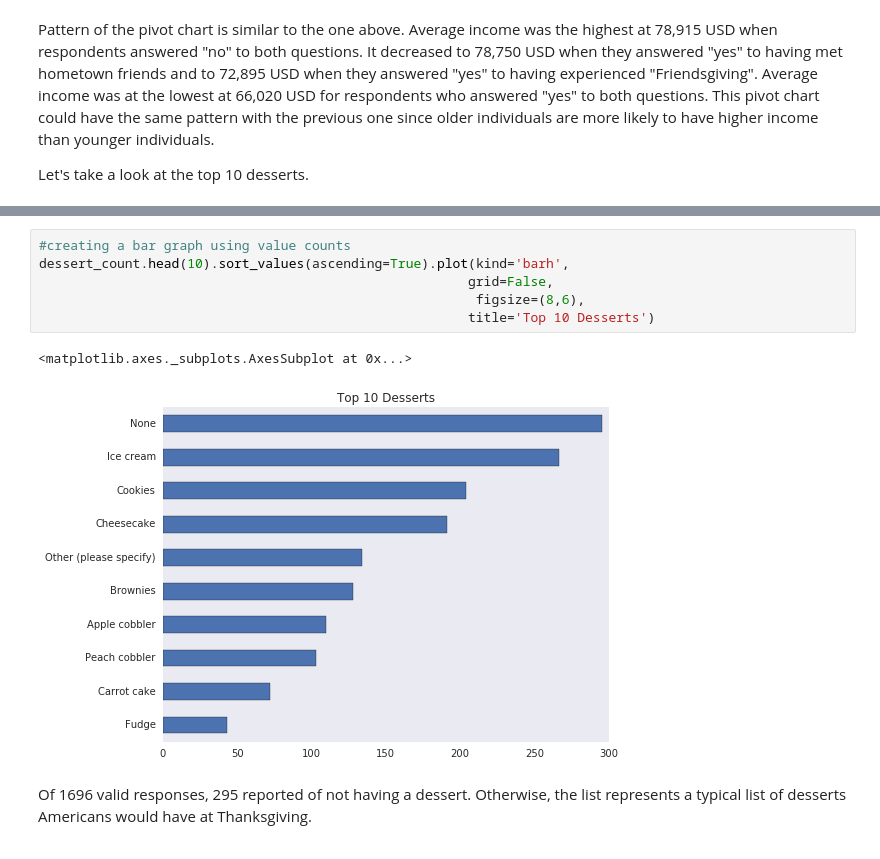
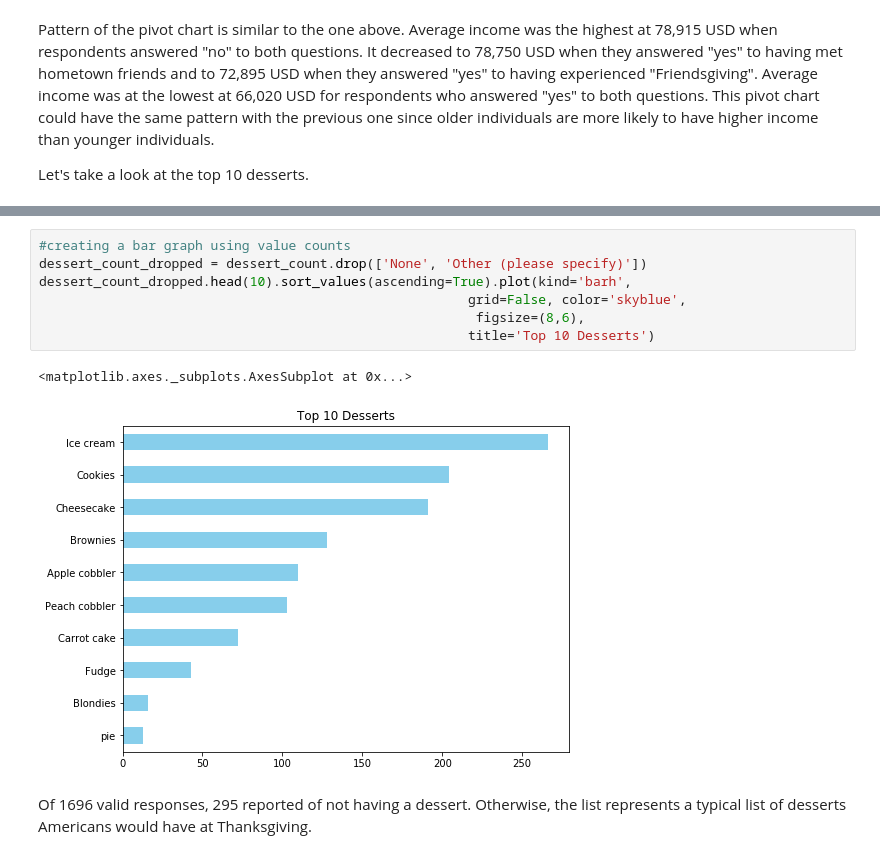
Before and after one commit to EngineBae/thanksgivinganalysis, a Jupyter notebook: Thanksgiving Dinner Analysis.ipynb, the cells around one changed output, grey strips where cells are left out. Cells and saved outputs as stored; diff of their text form.

```diff
--- a/Thanksgiving Dinner Analysis.ipynb
+++ b/Thanksgiving Dinner Analysis.ipynb
@@ -313,12 +327,13 @@ dtype: int64
 # %%
 #creating a bar graph using value counts
-dessert_count.head(10).sort_values(ascending=True).plot(kind='barh',
-                                                       grid=False,
+dessert_count_dropped = dessert_count.drop(['None', 'Other (please specify)'])
+dessert_count_dropped.head(10).sort_values(ascending=True).plot(kind='barh',
+                                                       grid=False, color='skyblue',
                                                         figsize=(8,6),
                                                        title='Top 10 Desserts')
 # %% [output]
 <matplotlib.axes._subplots.AxesSubplot at 0x...>
-[figure, old version]
+[figure, new version]
 # %% [markdown]
 Of 1696 valid responses, 295 reported of not having a dessert. Otherwise, the list represents a typical list of desserts Americans would have at Thanksgiving.
 # %%
```
Also changed, not shown: parts of 9 cells of this notebook.
